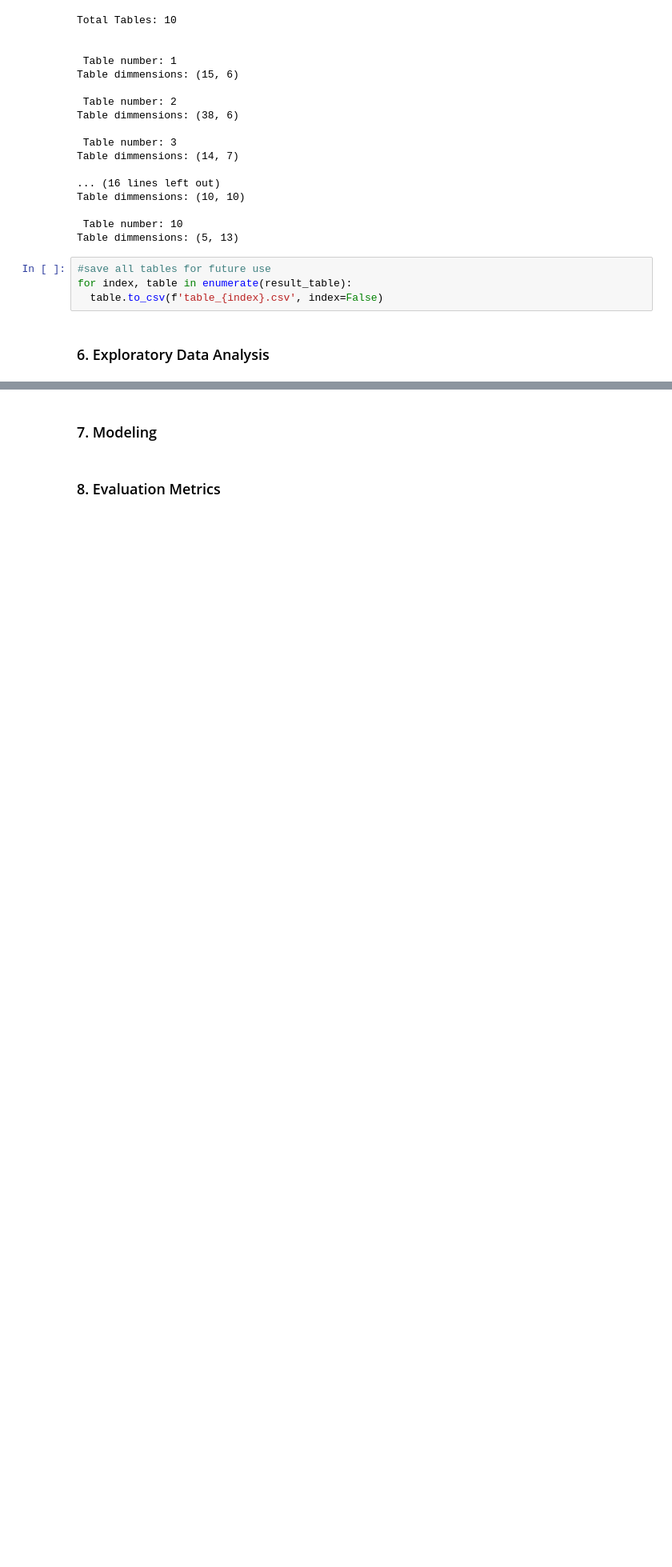
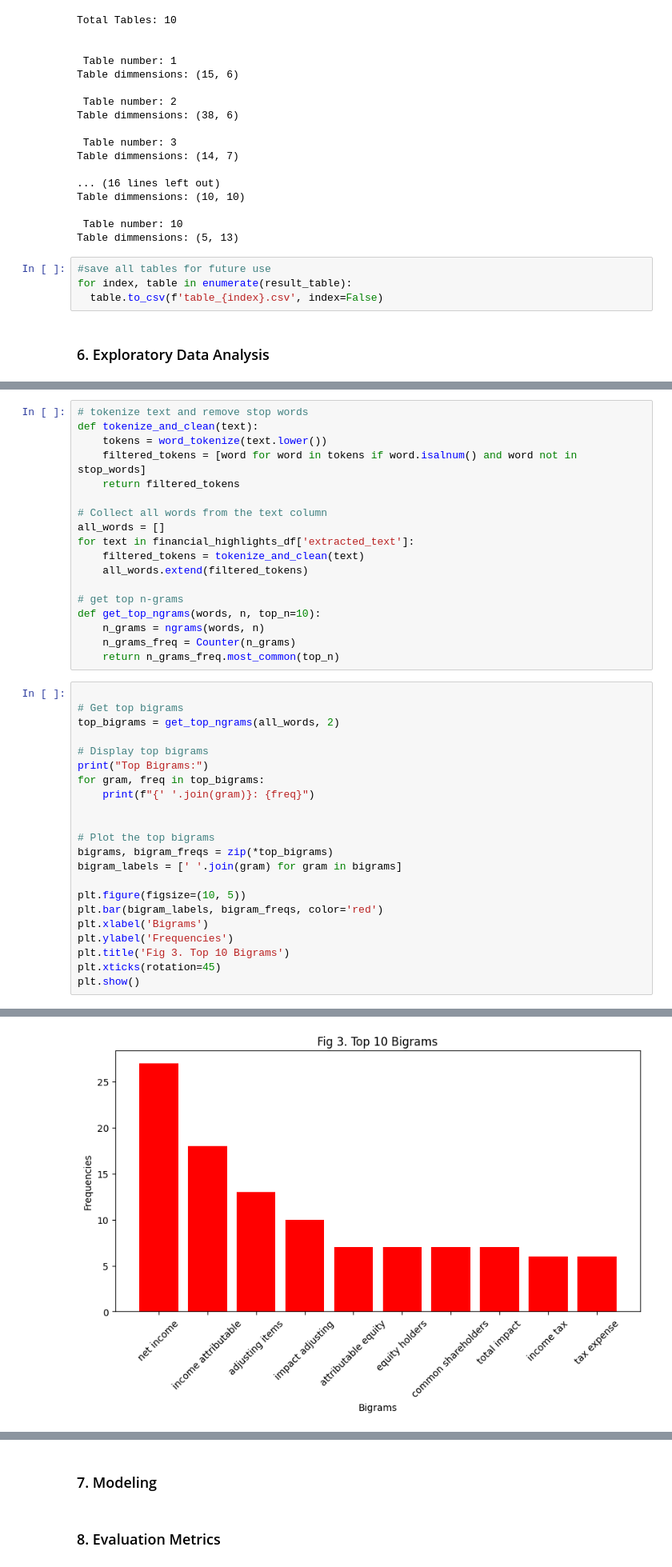
Before and after one commit to raemilcf/ChatbotFinancialReports, a Jupyter notebook: FInal_project_NLP_Report_reader.ipynb, the cells around one changed output, grey strips where cells are left out. Shown at 80% size. Cells and saved outputs as stored; diff of their text form; blank space fills up the shorter version.

```diff
--- a/FInal_project_NLP_Report_reader.ipynb
+++ b/FInal_project_NLP_Report_reader.ipynb
@@ -1176,0 +1259,41 @@ for index, table in enumerate(result_table):
+# %%
+# tokenize text and remove stop words
+def tokenize_and_clean(text):
+    tokens = word_tokenize(text.lower())
+    filtered_tokens = [word for word in tokens if word.isalnum() and word not in stop_words]
+    return filtered_tokens
+
+# Collect all words from the text column
+all_words = []
+for text in financial_highlights_df['extracted_text']:
+    filtered_tokens = tokenize_and_clean(text)
+    all_words.extend(filtered_tokens)
+
+# get top n-grams
+def get_top_ngrams(words, n, top_n=10):
+    n_grams = ngrams(words, n)
+    n_grams_freq = Counter(n_grams)
+    return n_grams_freq.most_common(top_n)
+# %%
+
+# Get top bigrams
+top_bigrams = get_top_ngrams(all_words, 2)
+
+# Display top bigrams
+print("Top Bigrams:")
+for gram, freq in top_bigrams:
+    print(f"{' '.join(gram)}: {freq}")
+
+
+# Plot the top bigrams
+bigrams, bigram_freqs = zip(*top_bigrams)
+bigram_labels = [' '.join(gram) for gram in bigrams]
+
+plt.figure(figsize=(10, 5))
+plt.bar(bigram_labels, bigram_freqs, color='red')
+plt.xlabel('Bigrams')
+plt.ylabel('Frequencies')
+plt.title('Fig 3. Top 10 Bigrams')
+plt.xticks(rotation=45)
+plt.show()
+# %% [output]
@@ -1176,0 +1311 @@ for index, table in enumerate(result_table):
+[figure, added]
```
Also changed, not shown: parts of 11 cells of this notebook.
